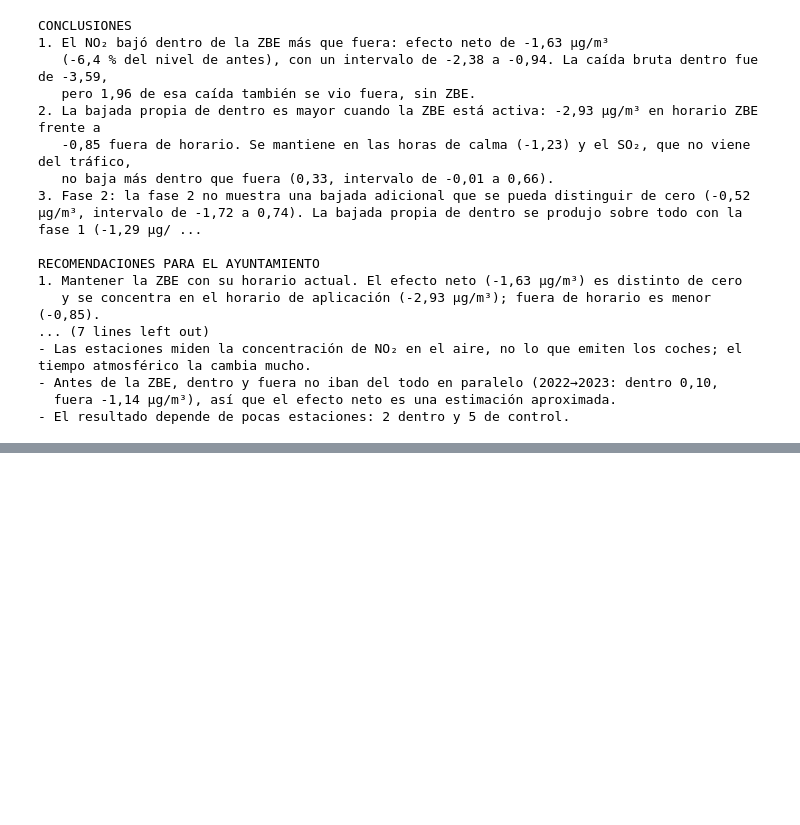
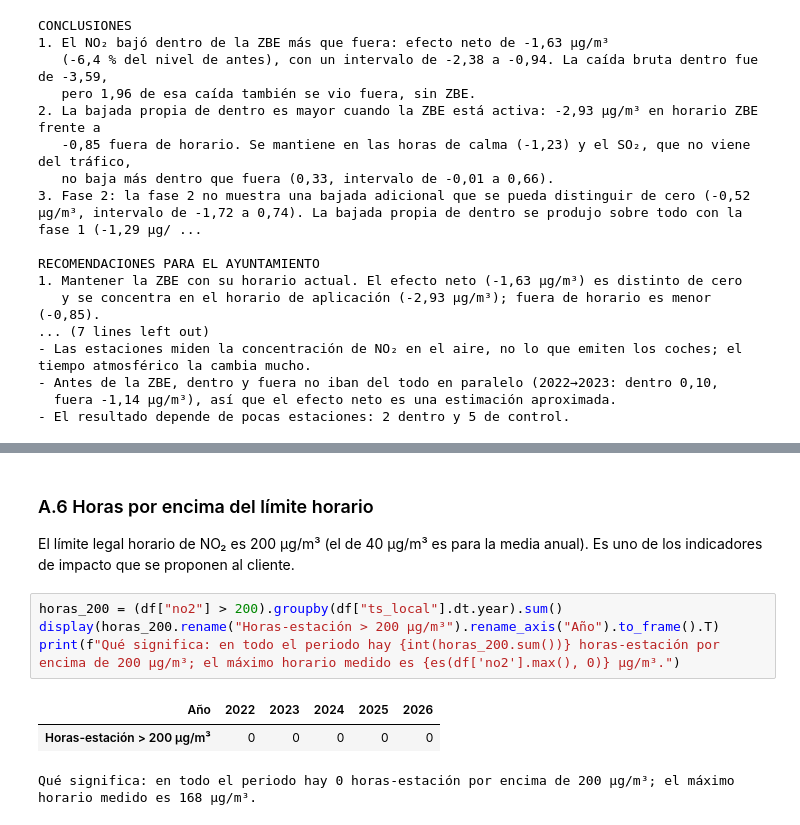
Before and after one commit to ai-somorrostro/haizelab, a Jupyter notebook: notebooks/zbe_bilbao.ipynb, the cells around one changed output, grey strips where cells are left out. Saved outputs shown, nothing was run; the diff lists cells and outputs as text; blank space fills up the shorter version.

```diff
--- a/notebooks/zbe_bilbao.ipynb
+++ b/notebooks/zbe_bilbao.ipynb
@@ -885,0 +1141,12 @@ Observado − predicho después de la ZBE (dentro): -2,77 µg/m³. Provisional:
+# %% [markdown]
+### A.6 Horas por encima del límite horario
+
+El límite legal horario de NO₂ es 200 µg/m³ (el de 40 µg/m³ es para la media anual). Es uno de los indicadores de impacto que se proponen al cliente.
+# %%
+horas_200 = (df["no2"] > 200).groupby(df["ts_local"].dt.year).sum()
+display(horas_200.rename("Horas-estación > 200 µg/m³").rename_axis("Año").to_frame().T)
+print(f"Qué significa: en todo el periodo hay {int(horas_200.sum())} horas-estación por encima de 200 µg/m³; el máximo horario medido es {es(df['no2'].max(), 0)} µg/m³.")
+# %% [output]
+| Año | 2022 | 2023 | 2024 | 2025 | 2026 |
+| Horas-estación > 200 µg/m³ | 0 | 0 | 0 | 0 | 0 |
+Qué significa: en todo el periodo hay 0 horas-estación por encima de 200 µg/m³; el máximo horario medido es 168 µg/m³.
```
Also changed, not shown: parts of 15 cells of this notebook, 1 other file.
